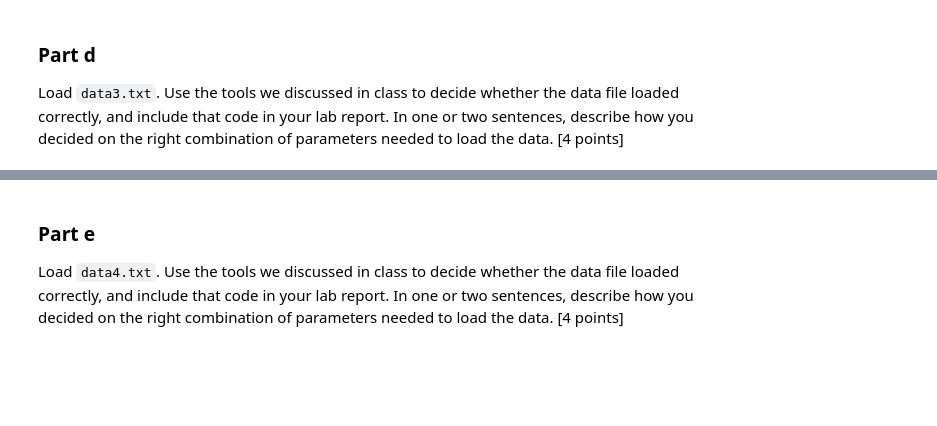
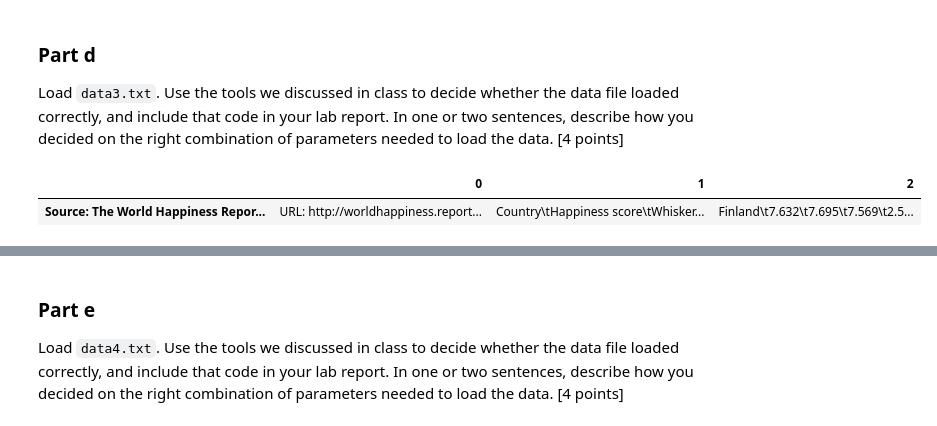
Before and after one commit to rde6mn/DS6001-lab2, a Jupyter notebook: labassignment2.ipynb, the cells around one changed output, grey strips where cells are left out. Saved outputs shown, nothing was run; the diff lists cells and outputs as text; code cells hidden in the pictures; blank space fills up the shorter version.

```diff
--- a/labassignment2.ipynb
+++ b/labassignment2.ipynb
@@ -97,3 +150,10 @@ Load `data2.txt`. Use the tools we discussed in class to decide whether the data
 # %% [markdown]
 ### Part d
 Load `data3.txt`. Use the tools we discussed in class to decide whether the data file loaded correctly, and include that code in your lab report. In one or two sentences, describe how you decided on the right combination of parameters needed to load the data. [4 points]
+# %%
+df3 = pd.read_csv("data3.txt")
+# %%
+df3.head(3).T
+# %% [output]
+|  | 0 | 1 | 2 |
+| Source: The World Happiness Repor... | URL: http://worldhappiness.report... | Country\tHappiness score\tWhisker... | Finland\t7.632\t7.695\t7.569\t2.5... |
```
Also changed, not shown: parts of 21 cells of this notebook.
